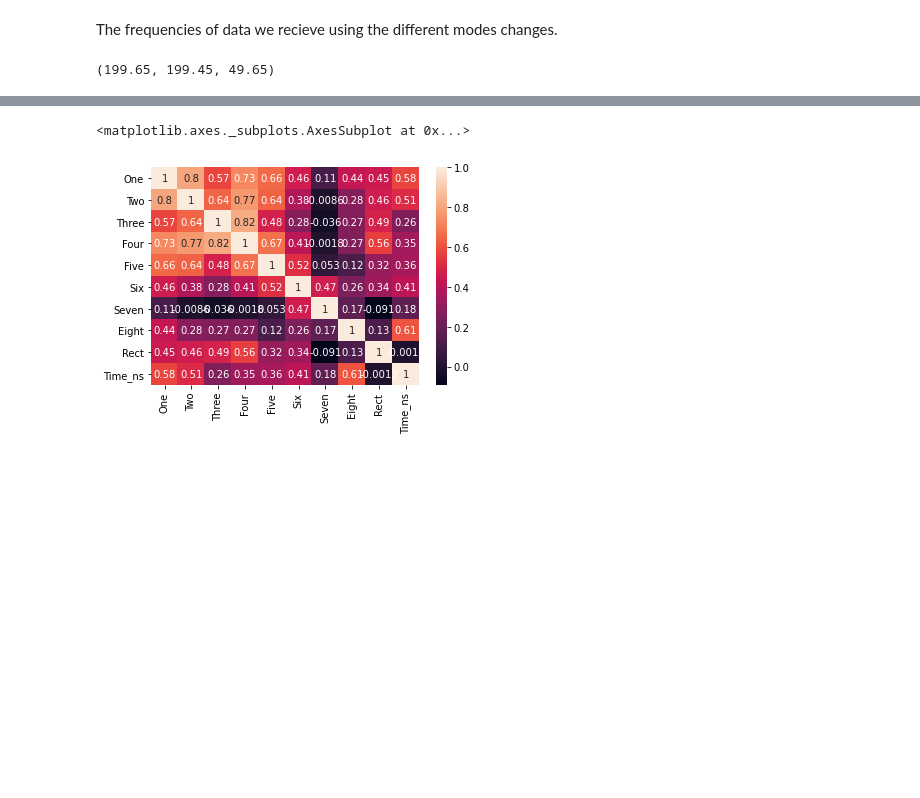
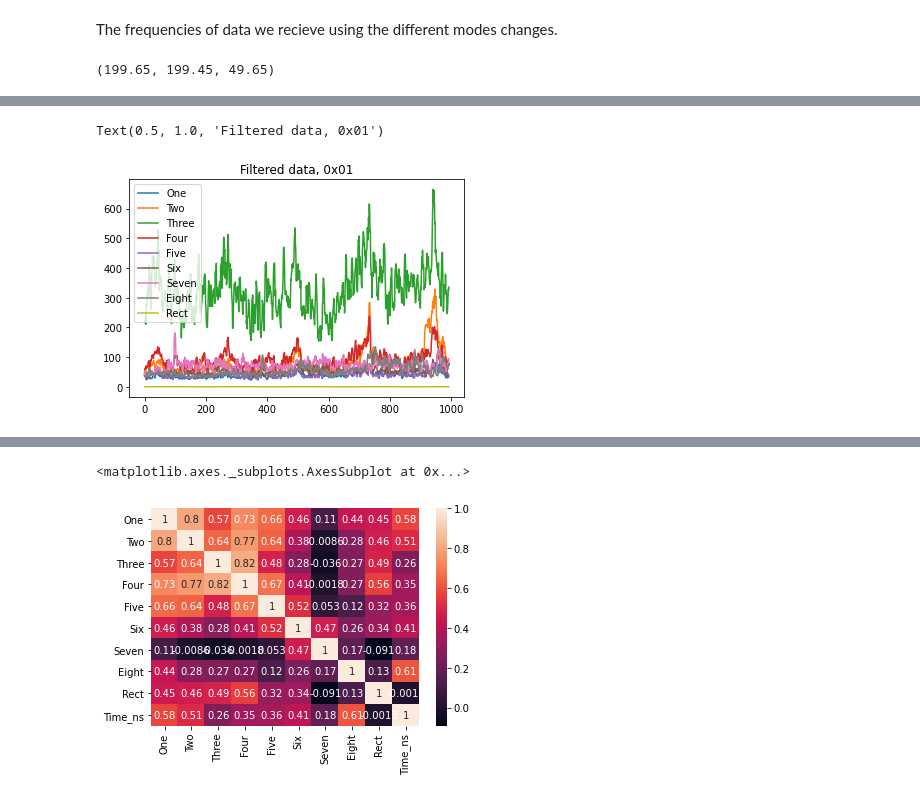
Before and after one commit to PerlinWarp/Neuro-Breakout, a Jupyter notebook: Notebooks/MyoModesCompared/MyoEMGPreprocessing.ipynb, the cells around one changed output, grey strips where cells are left out. Drawn from its saved outputs; the diff is of its cells as text; code cells hidden in the pictures; blank space fills up the shorter version.

```diff
--- a/Notebooks/MyoModesCompared/MyoEMGPreprocessing.ipynb
+++ b/Notebooks/MyoModesCompared/MyoEMGPreprocessing.ipynb
@@ -46,0 +62,6 @@ len(df_r)/20, len(df_rf)/20, len(df_f)/20
+# %%
+df_f.drop("Time_ns",1).plot()
+plt.title('Filtered data, 0x01')
+# %% [output]
+Text(0.5, 1.0, 'Filtered data, 0x01')
+[figure, added]
```
Also changed, not shown: parts of 17 cells of this notebook, 7 other files.
